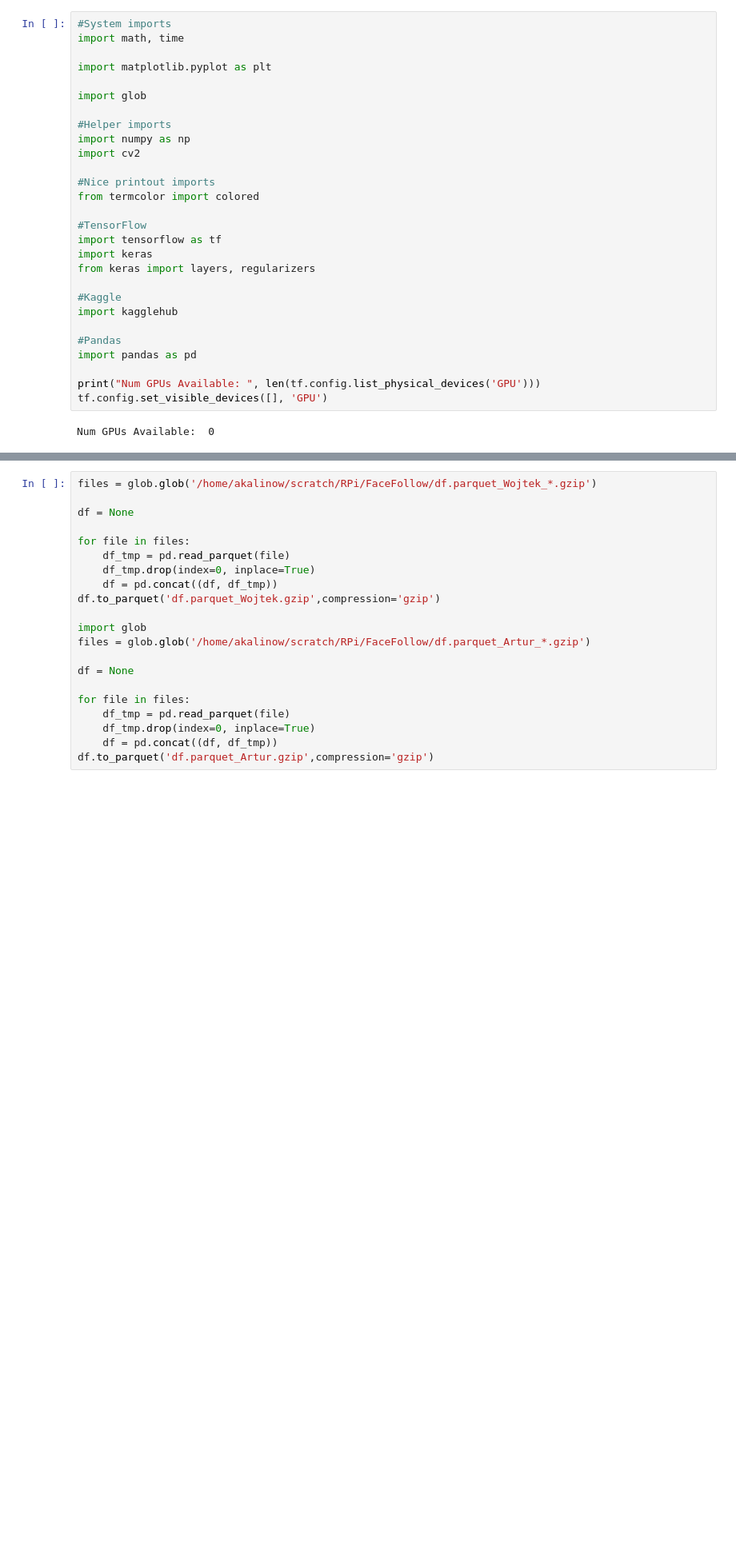
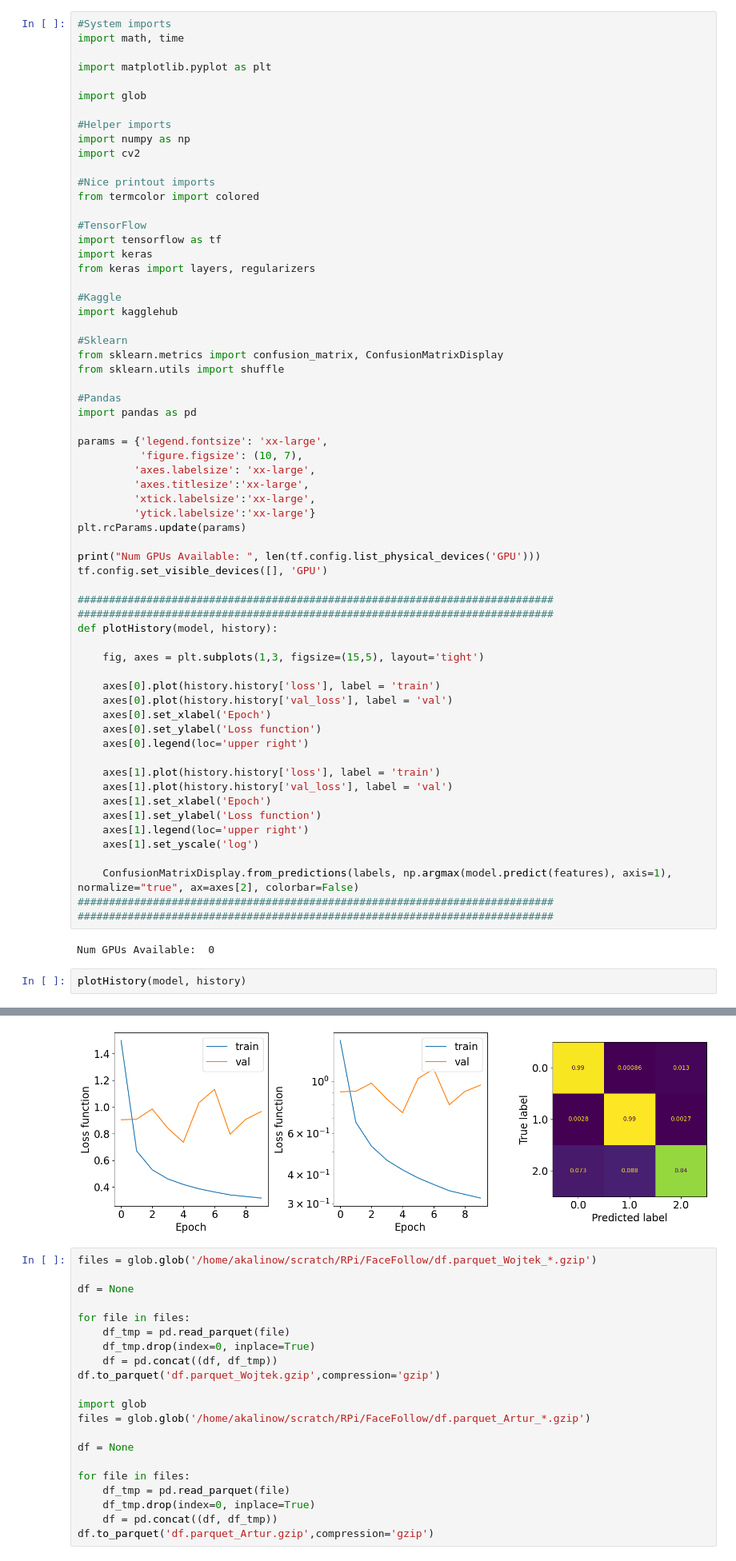
Before and after one commit to akalinow/RPi, a Jupyter notebook: FaceRecognition/FaceRecognition.ipynb, the cells around one changed output, grey strips where cells are left out. Shown: that part at 80% size. Drawn from its saved outputs; the diff is of its cells as text; blank space fills up the shorter version.

```diff
--- a/FaceRecognition/FaceRecognition.ipynb
+++ b/FaceRecognition/FaceRecognition.ipynb
@@ -21,10 +21,48 @@ from keras import layers, regularizers
 #Kaggle
 import kagglehub
 
+#Sklearn
+from sklearn.metrics import confusion_matrix, ConfusionMatrixDisplay
+from sklearn.utils import shuffle
+
 #Pandas
 import pandas as pd
 
+params = {'legend.fontsize': 'xx-large',
+          'figure.figsize': (10, 7),
+         'axes.labelsize': 'xx-large',
+         'axes.titlesize':'xx-large',
+         'xtick.labelsize':'xx-large',
+         'ytick.labelsize':'xx-large'}
+plt.rcParams.update(params)
+
 print("Num GPUs Available: ", len(tf.config.list_physical_devices('GPU')))
 tf.config.set_visible_devices([], 'GPU')
+
+############################################################################
+############################################################################
+def plotHistory(model, history):
+
+    fig, axes = plt.subplots(1,3, figsize=(15,5), layout='tight')
+
+    axes[0].plot(history.history['loss'], label = 'train')
+    axes[0].plot(history.history['val_loss'], label = 'val')
+    axes[0].set_xlabel('Epoch')
+    axes[0].set_ylabel('Loss function')
+    axes[0].legend(loc='upper right')
+
+    axes[1].plot(history.history['loss'], label = 'train')
+    axes[1].plot(history.history['val_loss'], label = 'val')
+    axes[1].set_xlabel('Epoch')
+    axes[1].set_ylabel('Loss function')
+    axes[1].legend(loc='upper right')
+    axes[1].set_yscale('log')
+
+    ConfusionMatrixDisplay.from_predictions(labels, np.argmax(model.predict(features), axis=1), normalize="true", ax=axes[2], colorbar=False)
+############################################################################
+############################################################################
 # %% [output]
 Num GPUs Available:  0
+# %%
+plotHistory(model, history)
+# %% [output]
@@ -31,3 +70,4 @@ Num GPUs Available:  0
+[figure, added]
 # %%
 files = glob.glob('/home/akalinow/scratch/RPi/FaceFollow/df.parquet_Wojtek_*.gzip')
 
```
Also changed, not shown: parts of 8 cells of this notebook, 3 other files.
